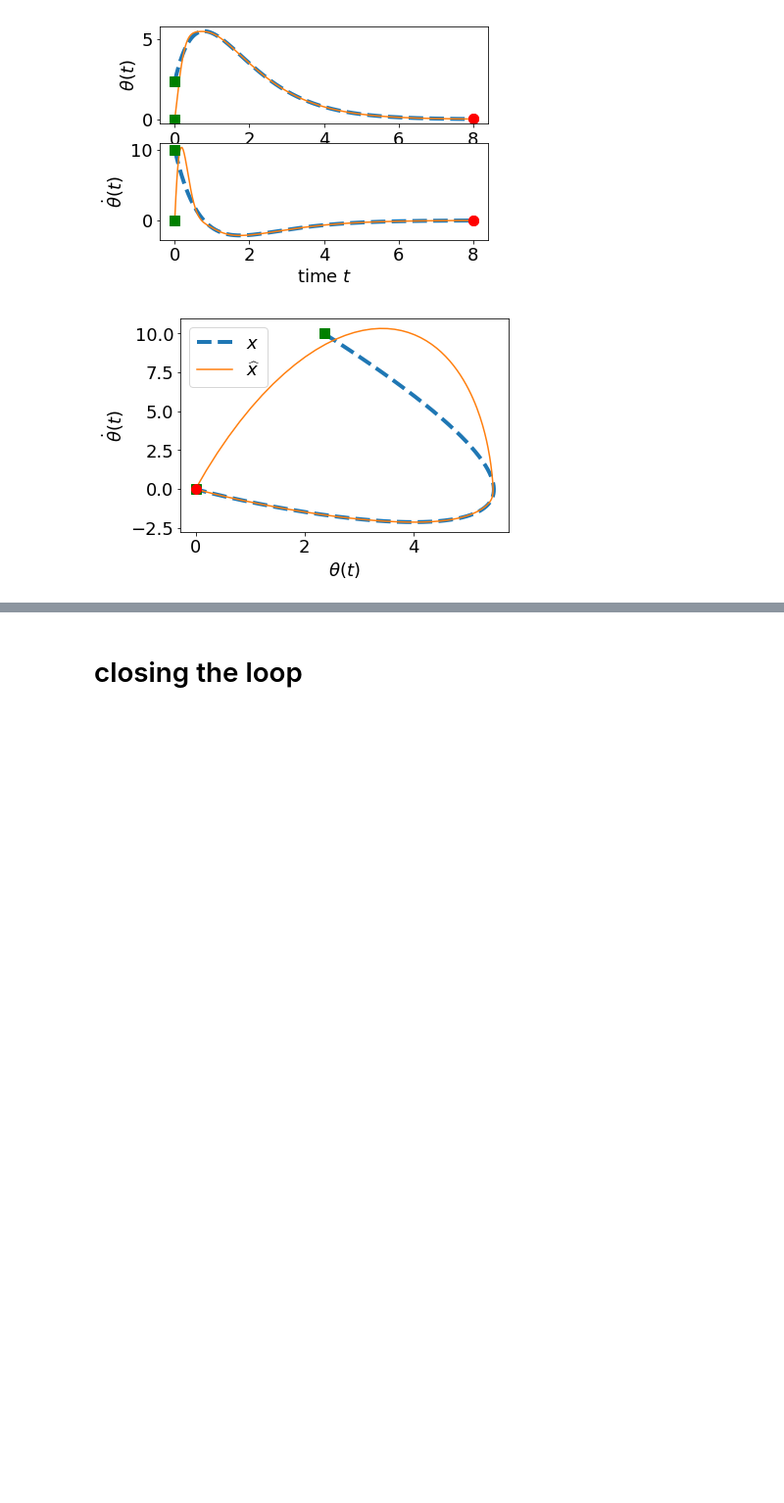
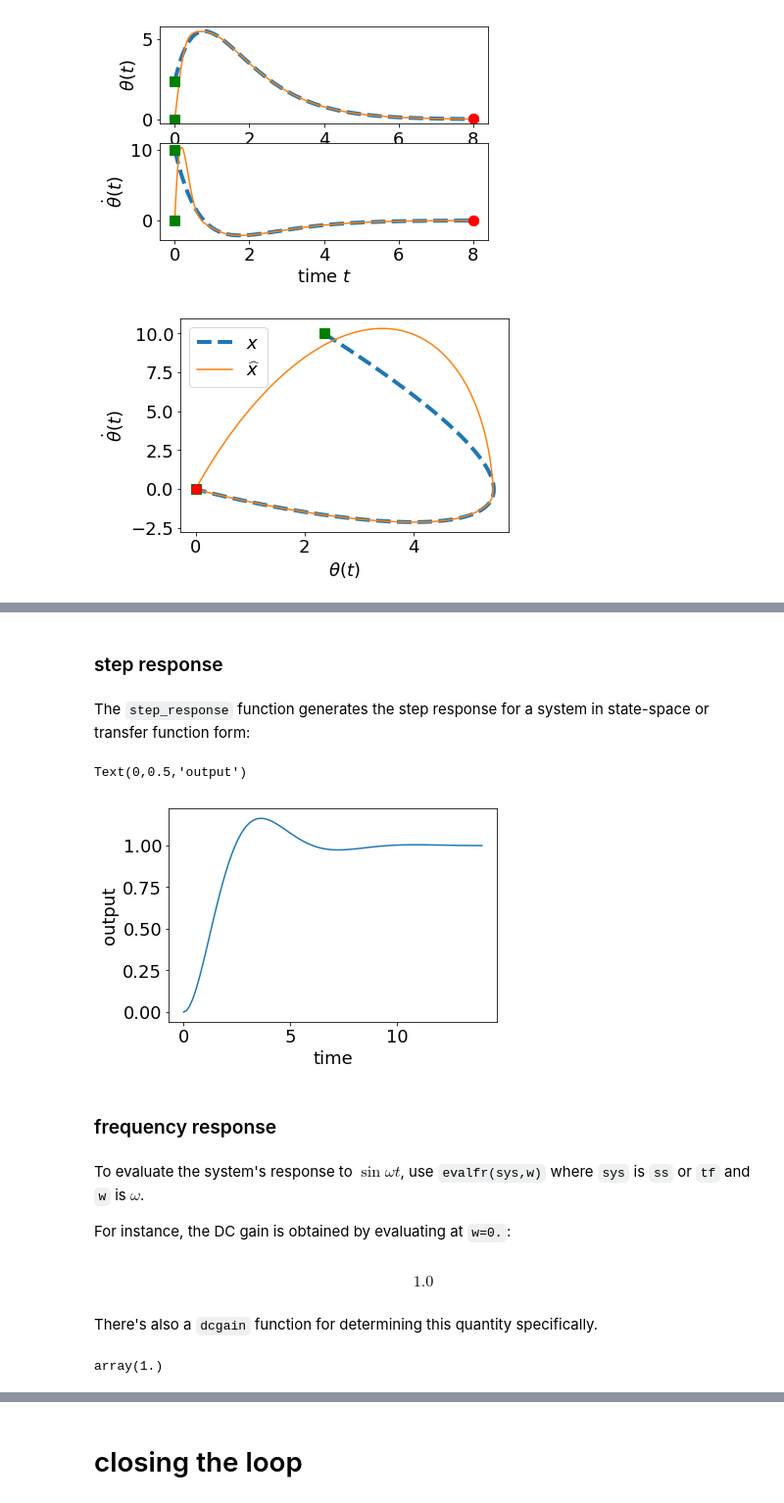
Before and after one commit to sburden/447-20fa, a Jupyter notebook: 447_lec_examples.ipynb, the cells around one changed output, grey strips where cells are left out. Shown at 98% size. Saved outputs shown, nothing was run; the diff lists cells and outputs as text; code cells hidden in the pictures; blank space fills up the shorter version.

```diff
--- a/447_lec_examples.ipynb
+++ b/447_lec_examples.ipynb
@@ -1826,0 +1956,30 @@ mass $M = 12\times 10^{-3}$.
+# %% [markdown]
+### step response
+# %% [markdown]
+The `step_response` function generates the step response for a system in state-space or transfer function form:
+# %%
+t,y = ctrl.step_response(ss)
+#t,y = ctrl.step_response(tf) # <-- same result
+
+plt.plot(t,y)
+plt.xlabel('time')
+plt.ylabel('output')
+# %% [output]
+Text(0,0.5,'output')
+[figure, added]
+# %% [markdown]
+### frequency response
+# %% [markdown]
+To evaluate the system's response to $\sin\omega t$, use `evalfr(sys,w)` where `sys` is `ss` or `tf` and `w` is $\omega$.
+
+For instance, the DC gain is obtained by evaluating at `w=0.`:
+# %%
+ctrl.evalfr(ss,0.)
+# %% [output]
+$$1.0$$
+# %% [markdown]
+There's also a `dcgain` function for determining this quantity specifically.
+# %%
+ctrl.dcgain(ss)
+# %% [output]
+array(1.)
```
Also changed, not shown: parts of 65 cells of this notebook.
